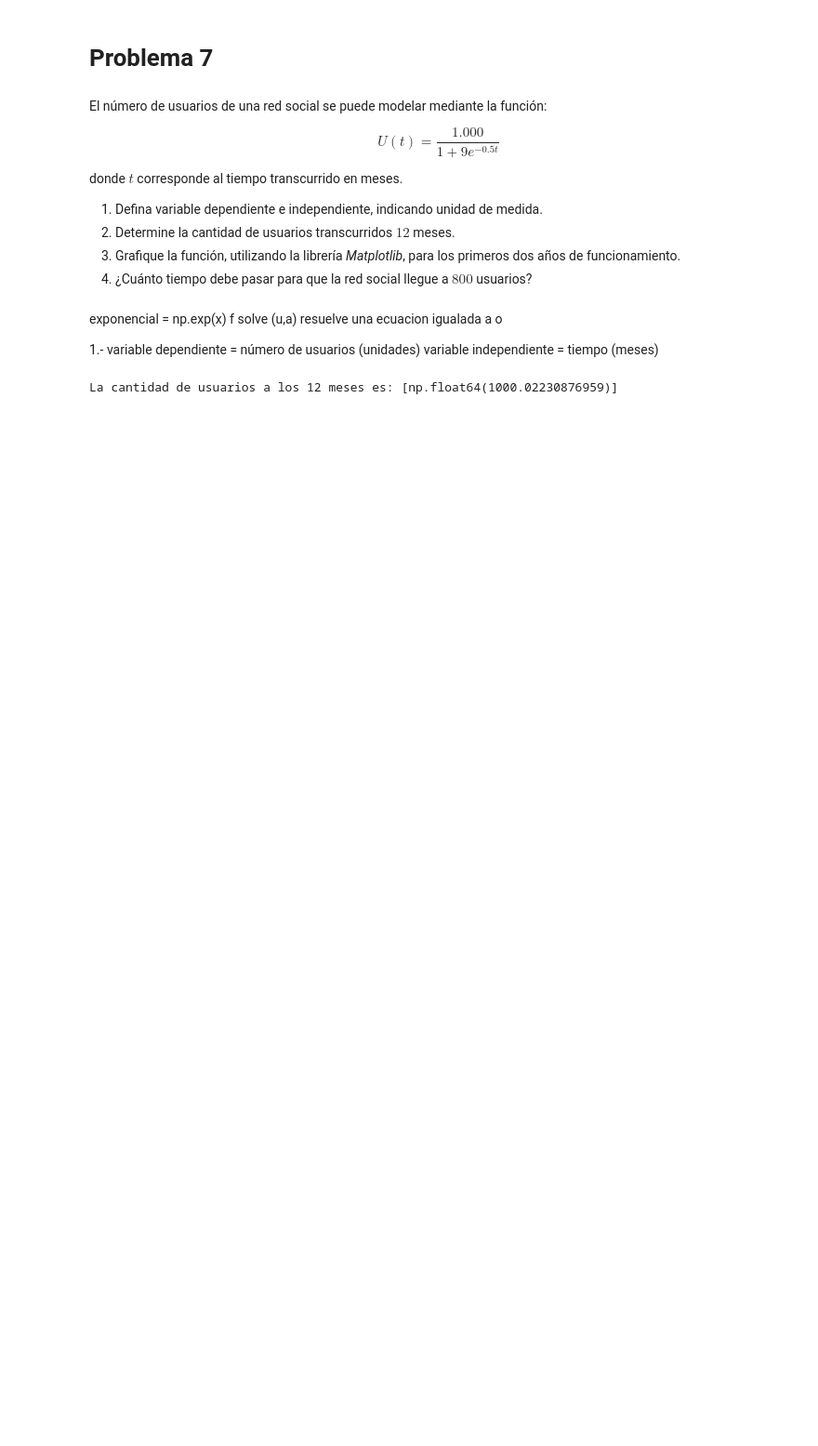
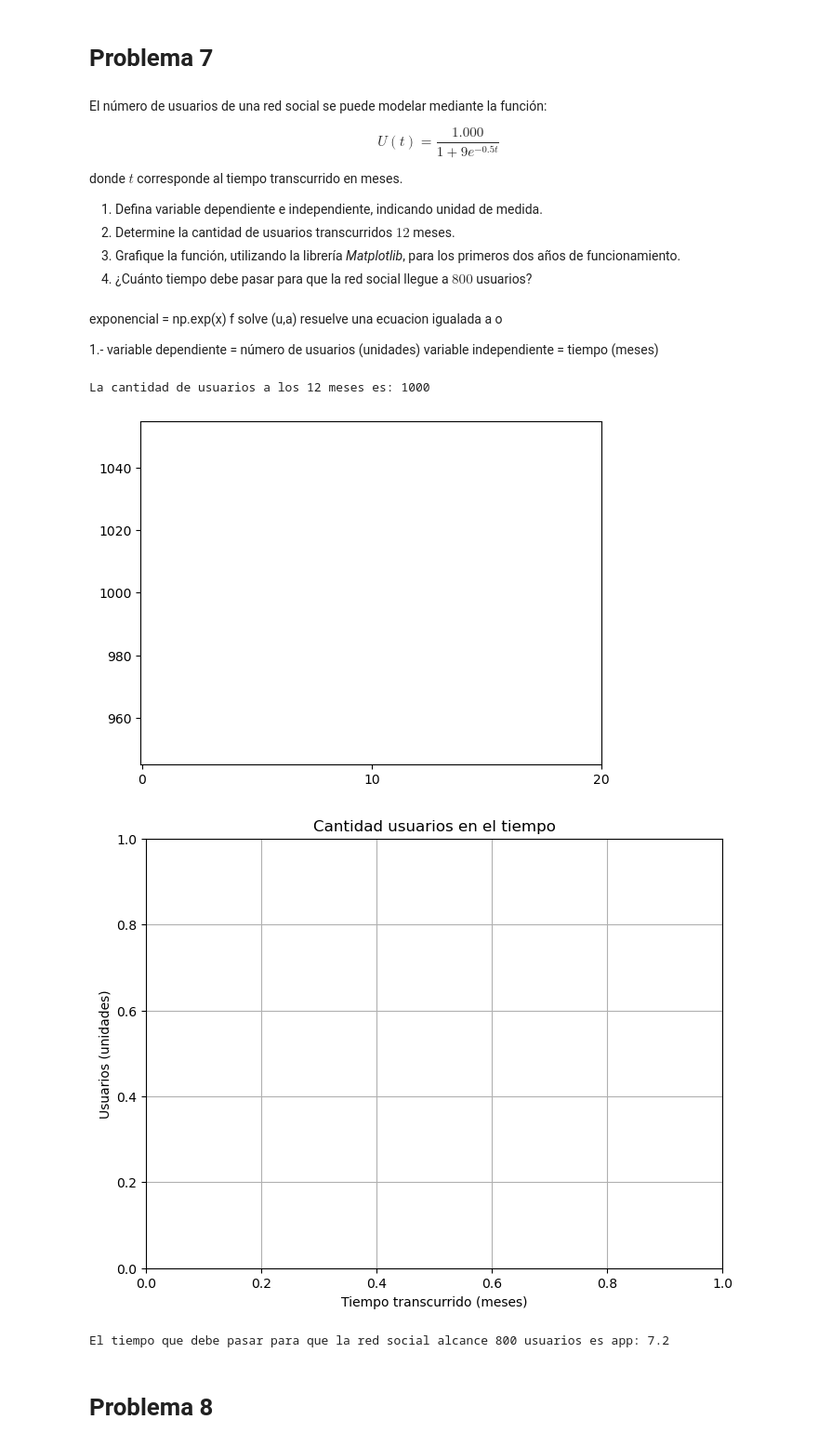
Before and after one commit to Lucianoridlf/FPY1101, a Jupyter notebook: Unidad 1/Guía 1/Guía 1 funciones.ipynb, the cells around one changed output. Shown at 93% size. Drawn from its saved outputs; the diff is of its cells as text; code cells hidden in the pictures; blank space fills up the shorter version.

```diff
--- a/Unidad 1/Guía 1/Guía 1 funciones.ipynb
+++ b/Unidad 1/Guía 1/Guía 1 funciones.ipynb
@@ -240,27 +240,42 @@ variable independiente = tiempo (meses)
 # %%
 import numpy as np
 import matplotlib.pyplot as plt
 
 # 2
 
 def cant_usuario(t):
-    return 1000 / 1 + 9*np.exp(-0.5*t)
+    return round(1000 / 1 + 9*np.exp(-0.5*t))
 
 print(f'La cantidad de usuarios a los 12 meses es: {cant_usuario(12)}')
 
 
 #3
 
+usuarios = np.linspace(0,24,1)
+plt.plot(usuarios, cant_usuario(24), label = "Usuarios")
+plt.xticks(np.arange(0,24,10))
+plt.figure(figsize=(8,6))
+
+plt.title('Cantidad usuarios en el tiempo')
+plt.xlabel('Tiempo transcurrido (meses)')
+plt.ylabel('Usuarios (unidades)')
+plt.grid(True)
+plt.show()
 
 
 #4
 from scipy.optimize import fsolve
 
 def U(t):
     return 1000 / (1+9*np.exp(-0.5*t)) - 800
 
-sol = fsolve(u,5)
+sol = fsolve(U,5)
 
-print(f'El tiempo que debe passar para que la red social alcance 800 usuarios es app: {sol[0:.1f]}')
+print(f"El tiempo que debe pasar para que la red social alcance 800 usuarios es app: {sol[0]:.1f}")
 # %% [output]
-La cantidad de usuarios a los 12 meses es: [np.float64(1000.02230876959)]
+La cantidad de usuarios a los 12 meses es: 1000
+[figure, added]
+[figure, added]
+El tiempo que debe pasar para que la red social alcance 800 usuarios es app: 7.2
+# %% [markdown]
+# Problema 8
```
Also changed, not shown: parts of 14 cells of this notebook.
